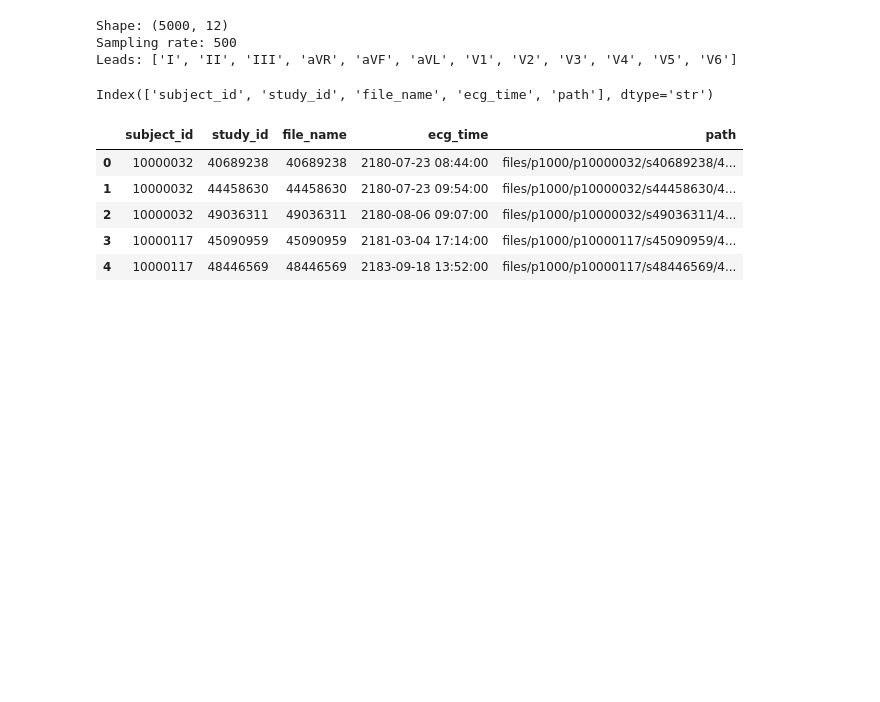
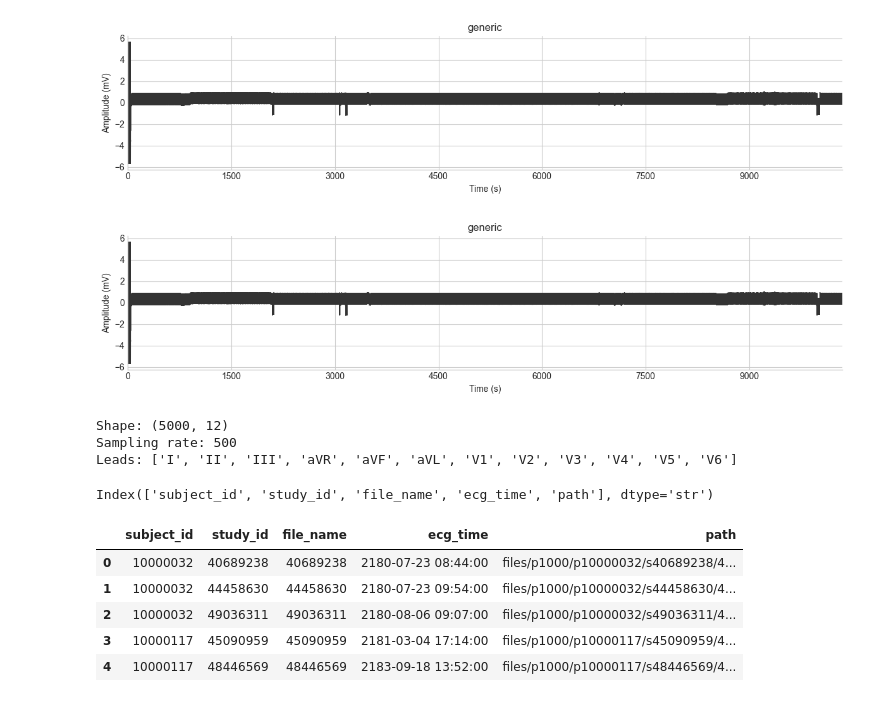
Before and after one commit to Stephzennn/ECG_ANOCA_Trial_1, a Jupyter notebook: 01_mimic_ecg_demo.ipynb, the cells around one changed output. Drawn from its saved outputs; the diff is of its cells as text; code cells hidden in the pictures; blank space fills up the shorter version.

Commit message:
Try out ECGDatakit

```diff
--- a/01_mimic_ecg_demo.ipynb
+++ b/01_mimic_ecg_demo.ipynb
@@ -2,3 +2,14 @@
 <a href="https://colab.research.google.com/github/Stephzennn/ECG_ANOCA_Trial_1/blob/main/01_mimic_ecg_demo.ipynb" target="_parent"><img src="https://colab.research.google.com/assets/colab-badge.svg" alt="Open In Colab"/></a>
 # %%
 !pip install -q wfdb pandas matplotlib
+# %%
+import os
+cwd = os.getcwd()
+print(cwd)
+os.listdir(cwd)
+data_dir = os.path.join(cwd, 'data')
+print(data_dir)
+Snipper_dir = os.path.join(data_dir, 'Snippetecg_file')
+print(Snipper_dir)
+print(os.listdir(Snipper_dir))
+record_file = os.path.join(Snipper_dir, 'ISHNE_VE_File.ecg')
@@ -4,0 +90,6 @@
+# %%
+from ecgdatakit import FileParser
+
+#record = FileParser().parse("path/to/ecg_file.xml")
+
+record = FileParser().parse(record_file)
@@ -5,3 +116,18 @@
+# %%
+from ecgdatakit.plotting import plot_12lead, plot_lead, iplot_12lead
+
+#plot_12lead(record)                # static 12-lead grid (auto-displays)
+plot_lead(record.leads[0])
+#plot_lead(record.leads[1])
+#plot_lead(record.leads[2])          # single lead
+
+#fig = plot_12lead(record, show=False)   # get the figure without displaying
+#fig.savefig("ecg_12lead.png", dpi=150)
+
+#iplot_12lead(record).show()        # interactive (plotly), opens in browser
+# %% [output]
+[figure, added]
+[figure, added]
 # %%
 import wfdb
 
```
Also changed, not shown: parts of 7 cells of this notebook, 1 other file.
